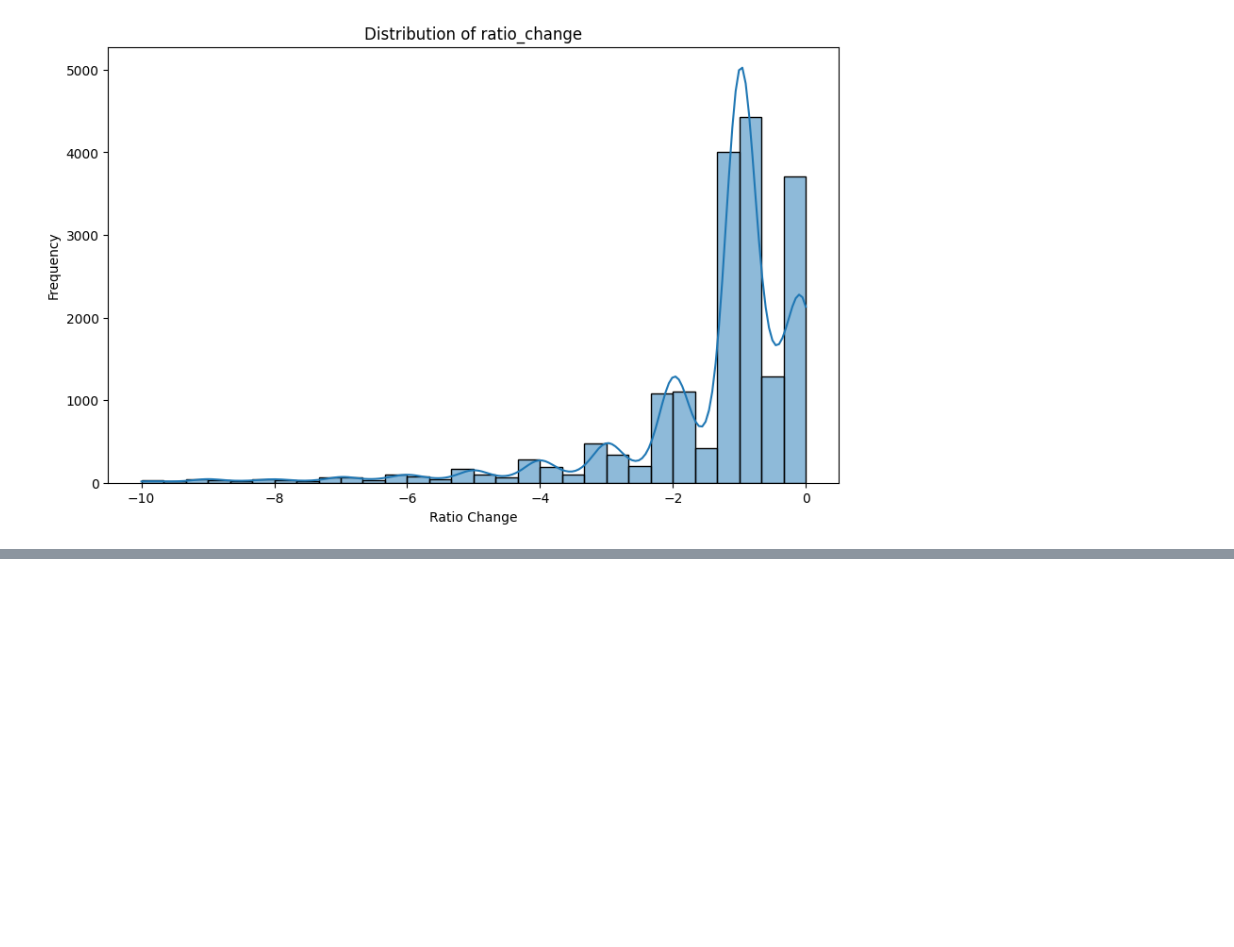
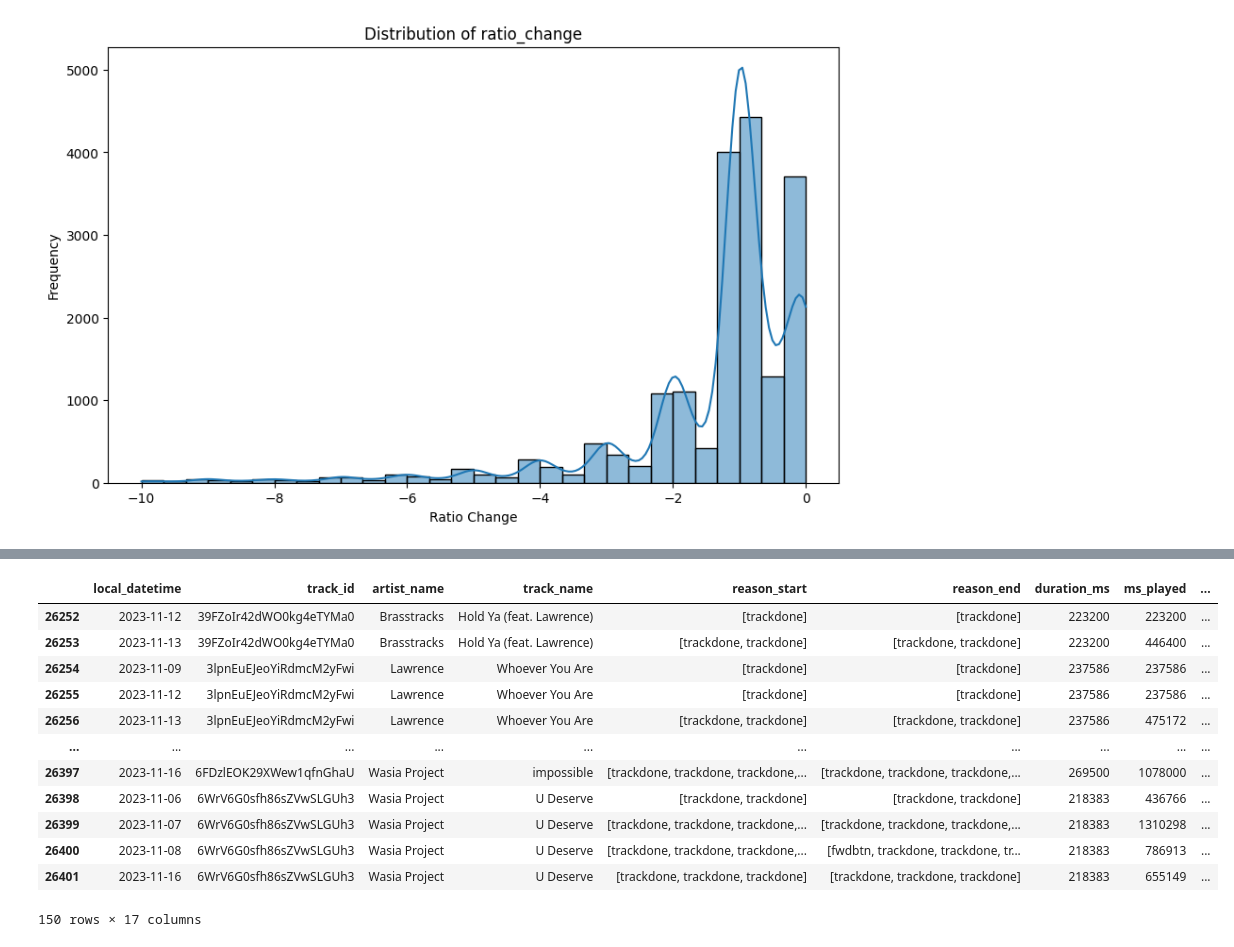
Before and after one commit to nazhifkojaz/Spotify-Analysis-Data-Collection-, a Jupyter notebook: churn_analysis.ipynb, the cells around one changed output, grey strips where cells are left out. Saved outputs shown, nothing was run; the diff lists cells and outputs as text; code cells hidden in the pictures; blank space fills up the shorter version.

```diff
--- a/churn_analysis.ipynb
+++ b/churn_analysis.ipynb
@@ -162,0 +291,46 @@ plt.show()
+# %%
+# conditions based on churn types
+ratio_churned_condition = (agg_stream_interactions['churned_by_time_diff'] == 0) & (agg_stream_interactions['churned_by_ratio_change'] == 1)
+time_churned_condition = (agg_stream_interactions['churned_by_time_diff'] == 1) & (agg_stream_interactions['churned_by_ratio_change'] == 0)
+total_churned_condition = (agg_stream_interactions['churned_by_time_diff'] == 1) & (agg_stream_interactions['churned_by_ratio_change'] == 1)
+# %%
+def show_rows(df, condition, window=3, n_target=-1):
+    # get the index of the conditions
+    indices = df[condition].index
+
+    # prepare result dataframe
+    result_df = pd.DataFrame()
+
+    # get the rows based on the index up to n_target
+    for idx in indices[:n_target]:
+        idx_track_id = df.loc[idx, 'track_id']
+        idx_local_datetime = df.loc[idx, 'local_datetime']
+
+        # get the rows before and after the index based on the window
+        before_rows = df[(df['track_id'] == idx_track_id) & (df['local_datetime'] < idx_local_datetime)].tail(window)
+        after_rows = df[(df['track_id'] == idx_track_id) & (df['local_datetime'] > idx_local_datetime)].head(window)
+
+        result_df = pd.concat([result_df, before_rows, df.loc[[idx]], after_rows])
+
+    # Remove duplicates based on specified columns (optional, depends on the use case)
+    result_df = result_df.drop_duplicates(subset=['local_datetime', 'track_id', 'artist_name', 'track_name']).reset_index(drop=True)
+
+    return result_df
+# %%
+result = show_rows(agg_stream_interactions, time_churned_condition, window=3)
+# %%
+result.tail(150)
+# %% [output]
+|  | local_datetime | track_id | artist_name | track_name | reason_start | reason_end | duration_ms | ms_played | ... |
+| 26252 | 2023-11-12 | 39FZoIr42dWO0kg4eTYMa0 | Brasstracks | Hold Ya (feat. Lawrence) | [trackdone] | [trackdone] | 223200 | 223200 | ... |
+| 26253 | 2023-11-13 | 39FZoIr42dWO0kg4eTYMa0 | Brasstracks | Hold Ya (feat. Lawrence) | [trackdone, trackdone] | [trackdone, trackdone] | 223200 | 446400 | ... |
+| 26254 | 2023-11-09 | 3lpnEuEJeoYiRdmcM2yFwi | Lawrence | Whoever You Are | [trackdone] | [trackdone] | 237586 | 237586 | ... |
+| 26255 | 2023-11-12 | 3lpnEuEJeoYiRdmcM2yFwi | Lawrence | Whoever You Are | [trackdone] | [trackdone] | 237586 | 237586 | ... |
+| 26256 | 2023-11-13 | 3lpnEuEJeoYiRdmcM2yFwi | Lawrence | Whoever You Are | [trackdone, trackdone] | [trackdone, trackdone] | 237586 | 475172 | ... |
+| ... | ... | ... | ... | ... | ... | ... | ... | ... | ... |
+| 26397 | 2023-11-16 | 6FDzlEOK29XWew1qfnGhaU | Wasia Project | impossible | [trackdone, trackdone, trackdone,... | [trackdone, trackdone, trackdone,... | 269500 | 1078000 | ... |
+| 26398 | 2023-11-06 | 6WrV6G0sfh86sZVwSLGUh3 | Wasia Project | U Deserve | [trackdone, trackdone] | [trackdone, trackdone] | 218383 | 436766 | ... |
+| 26399 | 2023-11-07 | 6WrV6G0sfh86sZVwSLGUh3 | Wasia Project | U Deserve | [trackdone, trackdone, trackdone,... | [trackdone, trackdone, trackdone,... | 218383 | 1310298 | ... |
+| 26400 | 2023-11-08 | 6WrV6G0sfh86sZVwSLGUh3 | Wasia Project | U Deserve | [trackdone, trackdone, trackdone,... | [fwdbtn, trackdone, trackdone, tr... | 218383 | 786913 | ... |
+| 26401 | 2023-11-16 | 6WrV6G0sfh86sZVwSLGUh3 | Wasia Project | U Deserve | [trackdone, trackdone, trackdone] | [trackdone, trackdone, trackdone] | 218383 | 655149 | ... |
+150 rows × 17 columns
```
Also changed, not shown: parts of 33 cells of this notebook, 2 other files.
